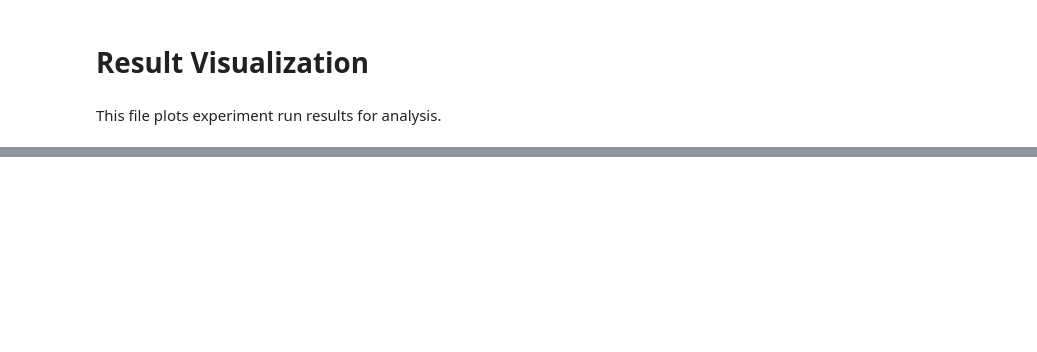
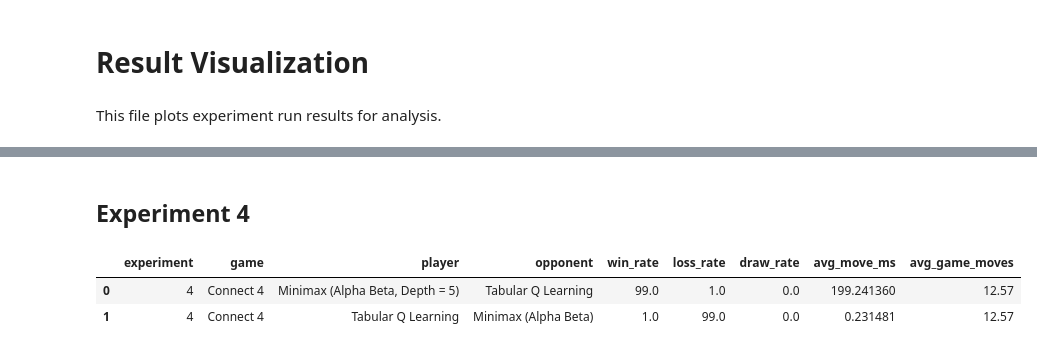
Before and after one commit to ggn1/cs7is2-artificial-intelligence-assignment3, a Jupyter notebook: result_visualization.ipynb, the cells around one changed output, grey strips where cells are left out. Cells and saved outputs as stored; diff of their text form; code cells hidden in the pictures; blank space fills up the shorter version.

```diff
--- a/result_visualization.ipynb
+++ b/result_visualization.ipynb
@@ -35,0 +163,49 @@ df
+# %% [markdown]
+## Experiment 4
+# %%
+df_exp4 = df_con4[df_con4['session_id'].str.contains('exp4')]
+
+performance_summary = []
+
+# Get performance of minimax agent.
+win_rate = (sum(df_exp4['outcome'] == 2)/len(df_exp4))*100
+loss_rate = (sum(df_exp4['outcome'] == 1)/len(df_exp4))*100
+draw_rate = (sum(df_exp4['outcome'] == 0)/len(df_exp4))*100
+avg_move_ms = df_exp4['avg_milliseconds_per_move_player2'].mean()
+avg_game_moves = df_exp4['num_moves'].mean()
+ps_exp4_minimax = {}
+ps_exp4_minimax['experiment'] = 4
+ps_exp4_minimax['game'] = 'Connect 4'
+ps_exp4_minimax['player'] = 'Minimax (Alpha Beta, Depth = 5)'
+ps_exp4_minimax['opponent'] = 'Tabular Q Learning'
+ps_exp4_minimax['win_rate'] = win_rate
+ps_exp4_minimax['loss_rate'] = loss_rate
+ps_exp4_minimax['draw_rate'] = draw_rate
+ps_exp4_minimax['avg_move_ms'] = avg_move_ms
+ps_exp4_minimax['avg_game_moves'] = avg_game_moves
+performance_summary.append(ps_exp4_minimax)
+
+# Get performance of q learning agent.
+win_rate = (sum(df_exp4['outcome'] == 1)/len(df_exp4))*100
+loss_rate = (sum(df_exp4['outcome'] == 2)/len(df_exp4))*100
+draw_rate = (sum(df_exp4['outcome'] == 0)/len(df_exp4))*100
+avg_move_ms = df_exp4['avg_milliseconds_per_move_player1'].mean()
+avg_game_moves = df_exp4['num_moves'].mean()
+ps_exp4_tabq = {}
+ps_exp4_tabq['experiment'] = 4
+ps_exp4_tabq['game'] = 'Connect 4'
+ps_exp4_tabq['player'] = 'Tabular Q Learning'
+ps_exp4_tabq['opponent'] = 'Minimax (Alpha Beta)'
+ps_exp4_tabq['win_rate'] = win_rate
+ps_exp4_tabq['loss_rate'] = loss_rate
+ps_exp4_tabq['draw_rate'] = draw_rate
+ps_exp4_tabq['avg_move_ms'] = avg_move_ms
+ps_exp4_tabq['avg_game_moves'] = avg_game_moves
+performance_summary.append(ps_exp4_tabq)
+
+df_exp4_ps = pd.DataFrame(performance_summary)
+df_exp4_ps
+# %% [output]
+|  | experiment | game | player | opponent | win_rate | loss_rate | draw_rate | avg_move_ms | avg_game_moves |
+| 0 | 4 | Connect 4 | Minimax (Alpha Beta, Depth = 5) | Tabular Q Learning | 99.0 | 1.0 | 0.0 | 199.241360 | 12.57 |
+| 1 | 4 | Connect 4 | Tabular Q Learning | Minimax (Alpha Beta) | 1.0 | 99.0 | 0.0 | 0.231481 | 12.57 |
```
Also changed, not shown: parts of 9 cells of this notebook, 11 other files.
